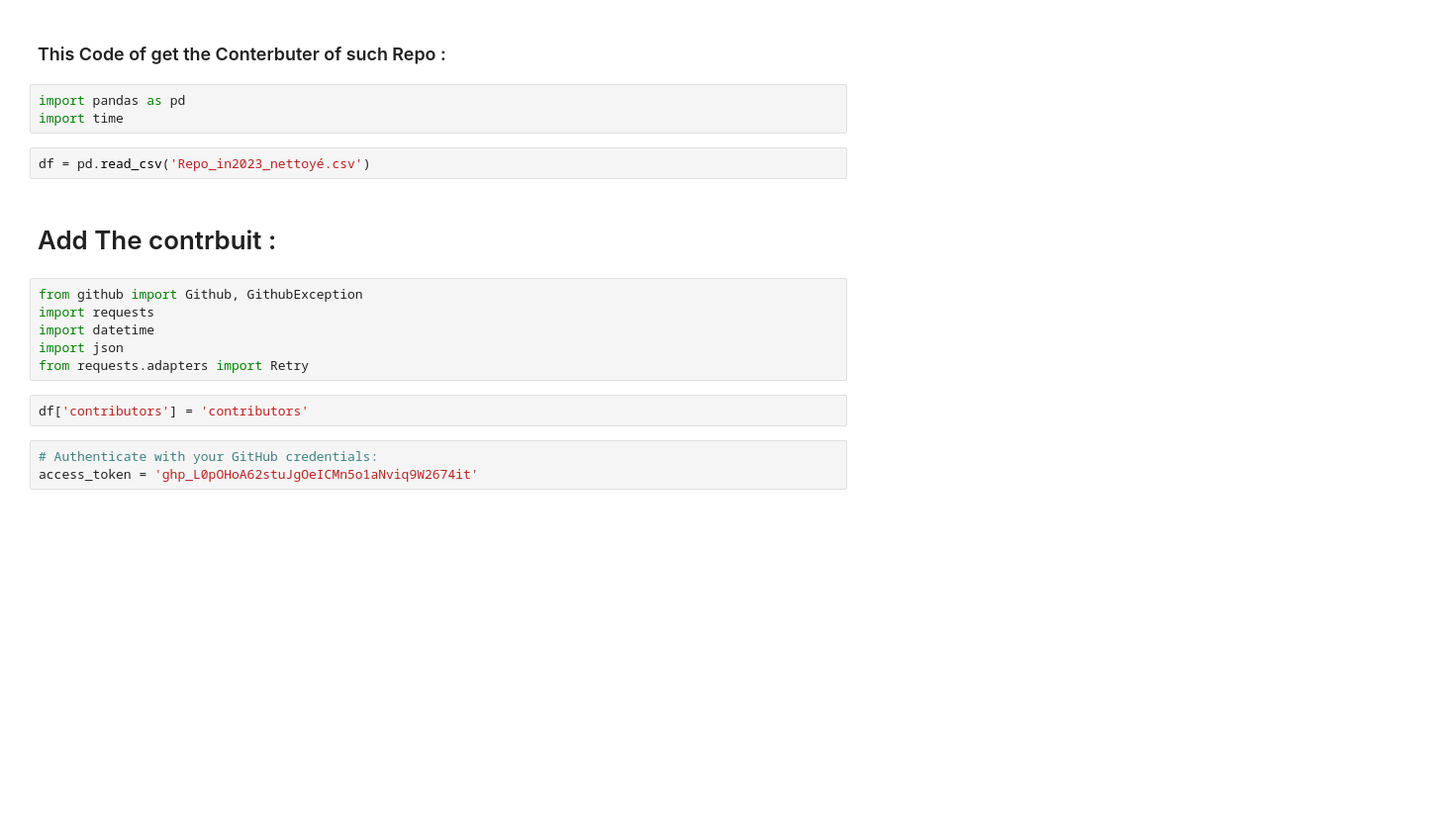
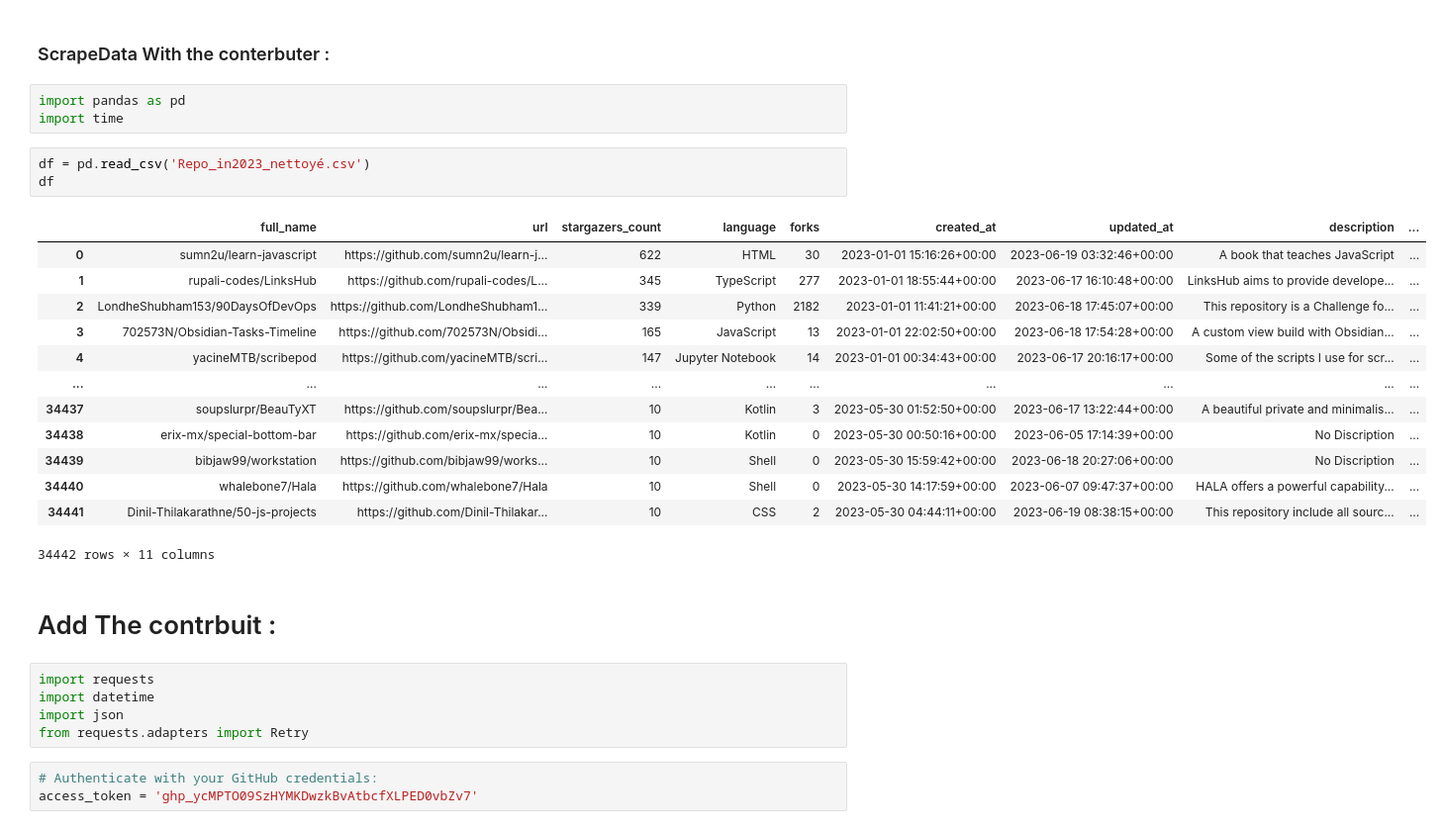
Before and after one commit to aminelfaquiri/ETL_Full_Project_And_Visualisation_With_Python-, a Jupyter notebook: Contributors.ipynb, the cells around one changed output. Shown: that part at 99% size. Saved outputs shown, nothing was run; the diff lists cells and outputs as text; blank space fills up the shorter version.

Commit message:
update all project

```diff
--- a/Contributors.ipynb
+++ b/Contributors.ipynb
@@ -1,23 +1,35 @@
-# %% [markdown]
-### This Code of get the Conterbuter of such Repo :
+# %% [markdown]
+### ScrapeData With the conterbuter  :
 # %%
 import pandas as pd
 import time
 # %%
 df = pd.read_csv('Repo_in2023_nettoyé.csv')
+df
+# %% [output]
+|  | full_name | url | stargazers_count | language | forks | created_at | updated_at | description | ... |
+| 0 | sumn2u/learn-javascript | https://github.com/sumn2u/learn-j... | 622 | HTML | 30 | 2023-01-01 15:16:26+00:00 | 2023-06-19 03:32:46+00:00 | A book that teaches JavaScript | ... |
+| 1 | rupali-codes/LinksHub | https://github.com/rupali-codes/L... | 345 | TypeScript | 277 | 2023-01-01 18:55:44+00:00 | 2023-06-17 16:10:48+00:00 | LinksHub aims to provide develope... | ... |
+| 2 | LondheShubham153/90DaysOfDevOps | https://github.com/LondheShubham1... | 339 | Python | 2182 | 2023-01-01 11:41:21+00:00 | 2023-06-18 17:45:07+00:00 | This repository is a Challenge fo... | ... |
+| 3 | 702573N/Obsidian-Tasks-Timeline | https://github.com/702573N/Obsidi... | 165 | JavaScript | 13 | 2023-01-01 22:02:50+00:00 | 2023-06-18 17:54:28+00:00 | A custom view build with Obsidian... | ... |
+| 4 | yacineMTB/scribepod | https://github.com/yacineMTB/scri... | 147 | Jupyter Notebook | 14 | 2023-01-01 00:34:43+00:00 | 2023-06-17 20:16:17+00:00 | Some of the scripts I use for scr... | ... |
+| ... | ... | ... | ... | ... | ... | ... | ... | ... | ... |
+| 34437 | soupslurpr/BeauTyXT | https://github.com/soupslurpr/Bea... | 10 | Kotlin | 3 | 2023-05-30 01:52:50+00:00 | 2023-06-17 13:22:44+00:00 | A beautiful private and minimalis... | ... |
+| 34438 | erix-mx/special-bottom-bar | https://github.com/erix-mx/specia... | 10 | Kotlin | 0 | 2023-05-30 00:50:16+00:00 | 2023-06-05 17:14:39+00:00 | No Discription | ... |
+| 34439 | bibjaw99/workstation | https://github.com/bibjaw99/works... | 10 | Shell | 0 | 2023-05-30 15:59:42+00:00 | 2023-06-18 20:27:06+00:00 | No Discription | ... |
+| 34440 | whalebone7/Hala | https://github.com/whalebone7/Hala | 10 | Shell | 0 | 2023-05-30 14:17:59+00:00 | 2023-06-07 09:47:37+00:00 | HALA offers a powerful capability... | ... |
+| 34441 | Dinil-Thilakarathne/50-js-projects | https://github.com/Dinil-Thilakar... | 10 | CSS | 2 | 2023-05-30 04:44:11+00:00 | 2023-06-19 08:38:15+00:00 | This repository include all sourc... | ... |
+34442 rows × 11 columns
 # %% [markdown]
 # Add The contrbuit :
 # %%
-from github import Github, GithubException
 import requests
 import datetime
 import json
 from requests.adapters import Retry
-# %%
-df['contributors'] = 'contributors'
 # %%
 # Authenticate with your GitHub credentials:
-access_token = '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'
+access_token = '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'
 # %%
 # function to get the contributors names of each repository :
 
```
Also changed, not shown: parts of 8 cells of this notebook, 3 other files.
